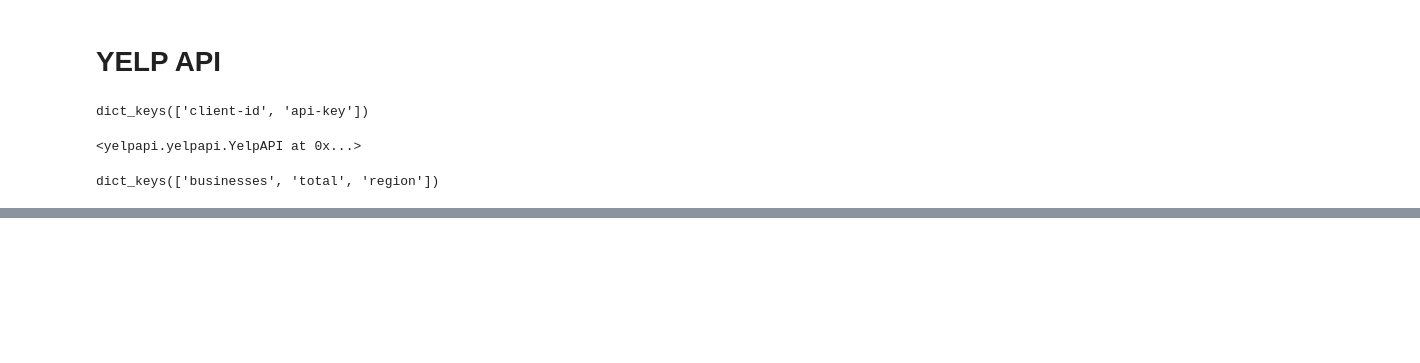
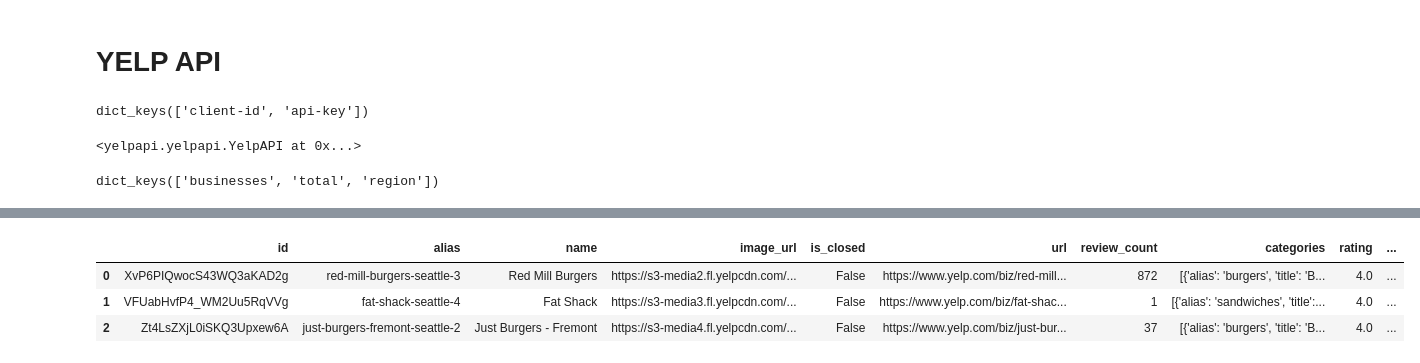
Before and after one commit to Jonny-T87/Yelp-API, a Jupyter notebook: Yelp API.ipynb, the cells around one changed output, grey strips where cells are left out. Cells and saved outputs as stored; diff of their text form; code cells hidden in the pictures; blank space fills up the shorter version.

```diff
--- a/Yelp API.ipynb
+++ b/Yelp API.ipynb
@@ -23,0 +246,8 @@ dict_keys(['businesses', 'total', 'region'])
+# %%
+burger1 = pd.DataFrame(burger_1['businesses'])
+burger1.head(3)
+# %% [output]
+|  | id | alias | name | image_url | is_closed | url | review_count | categories | rating | ... |
+| 0 | XvP6PIQwocS43WQ3aKAD2g | red-mill-burgers-seattle-3 | Red Mill Burgers | https://s3-media2.fl.yelpcdn.com/... | False | https://www.yelp.com/biz/red-mill... | 872 | [{'alias': 'burgers', 'title': 'B... | 4.0 | ... |
+| 1 | VFUabHvfP4_WM2Uu5RqVVg | fat-shack-seattle-4 | Fat Shack | https://s3-media3.fl.yelpcdn.com/... | False | https://www.yelp.com/biz/fat-shac... | 1 | [{'alias': 'sandwiches', 'title':... | 4.0 | ... |
+| 2 | Zt4LsZXjL0iSKQ3Upxew6A | just-burgers-fremont-seattle-2 | Just Burgers - Fremont | https://s3-media4.fl.yelpcdn.com/... | False | https://www.yelp.com/biz/just-bur... | 37 | [{'alias': 'burgers', 'title': 'B... | 4.0 | ... |
```
Also changed, not shown: parts of 35 cells of this notebook, 1 other file.
